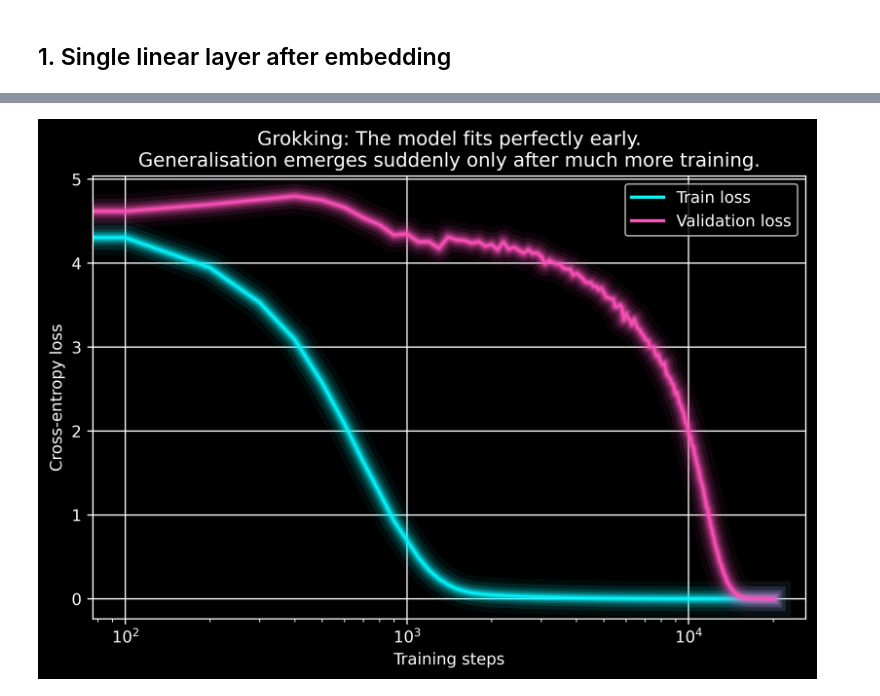
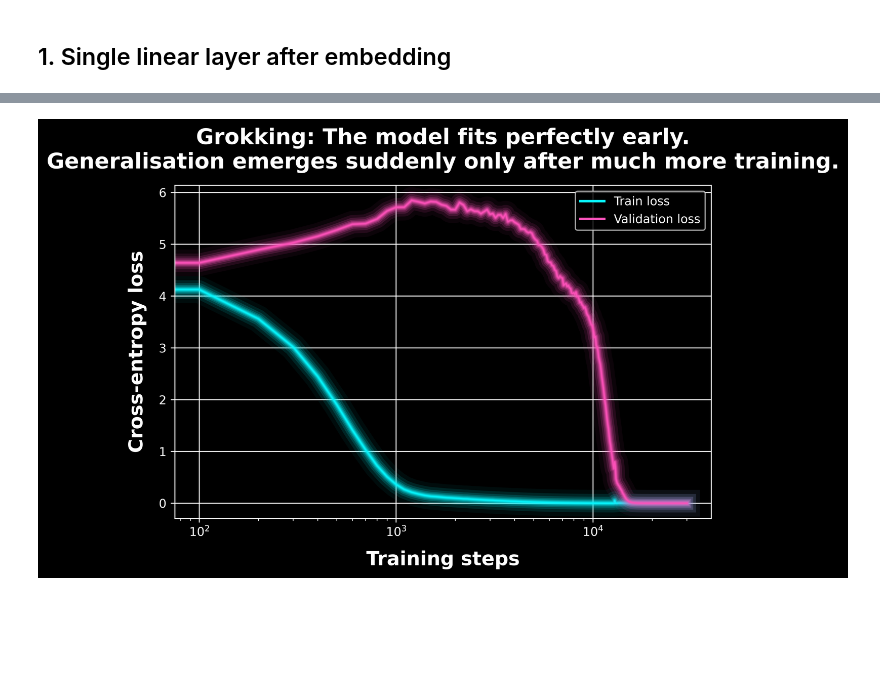
Before and after one commit to KunkelAlexander/lets-play-with-gpts, a Jupyter notebook: 2_grokking.ipynb, the cells around one changed output, grey strips where cells are left out. Cells and saved outputs as stored; diff of their text form; code cells hidden in the pictures; blank space fills up the shorter version.

Commit message:
Optimise params for grokking

```diff
--- a/2_grokking.ipynb
+++ b/2_grokking.ipynb
@@ -11,7 +11,7 @@ from torch.nn import functional as F
 
 batch_size    = 128
 learning_rate = 1e-3
-max_iters     = 20_000
+max_iters     = 30_000
 eval_interval = 1000
 block_size    = 2
 eval_interval = 100
@@ -19,7 +19,7 @@ device        = 'cuda' if torch.cuda.is_available() else 'cpu'
 eval_iters    = 200
 n_embd        = 64
 
-weight_decay = 1e-1
+weight_decay = 0.3
 # ------------
 
 torch.manual_seed(1337)
@@ -39,7 +39,7 @@ def generate_data(n_samples=10000):
     return x, y
 
 X, Y = generate_data(p*p)
-split = int(0.8 * len(X))
+split = int(0.5 * len(X))
 train_X, val_X = X[:split], X[split:]
 train_Y, val_Y = Y[:split], Y[split:]
 
@@ -188,34 +170,52 @@ def neon_plot(x, y, c="#08F7FE"):
             x, y,
             color=c,
             lw=lw,
             alpha=alpha
         )
 
 # Neon colours
 train_color = "#08F7FE"  # cyan
 val_color   = "#FE53BB"  # magenta
 
 neon_plot(steps, train_losses, c=train_color)
 neon_plot(steps, val_losses,   c=val_color)
 
 
 
 # --- Manual legend ---
 legend_elements = [
     Line2D([0], [0], color=train_color, lw=2, label="Train loss"),
     Line2D([0], [0], color=val_color,   lw=2, label="Validation loss"),
 ]
 
 plt.legend(handles=legend_elements)
 plt.grid(True)
 
 
 plt.xscale("log")
-plt.xlabel("Training steps")
-plt.ylabel("Cross-entropy loss")
-plt.title("Grokking: The model fits perfectly early.\nGeneralisation emerges suddenly only after much more training.")
+plt.xlabel(
+    "Training steps",
+    fontsize=16,
+    fontweight="bold",
+    labelpad=10
+)
+
+plt.ylabel(
+    "Cross-entropy loss",
+    fontsize=16,
+    fontweight="bold",
+    labelpad=10
+)
+
+plt.title(
+    "Grokking: The model fits perfectly early.\n"
+    "Generalisation emerges suddenly only after much more training.",
+    fontsize=18,
+    fontweight="bold",
+    pad=14
+)
 
 plt.savefig("2_grokking.png")
 plt.show()
 # %% [output]
-[figure, old version]
+[figure, new version]
```
Also changed, not shown: parts of 2 cells of this notebook, 1 other file.
